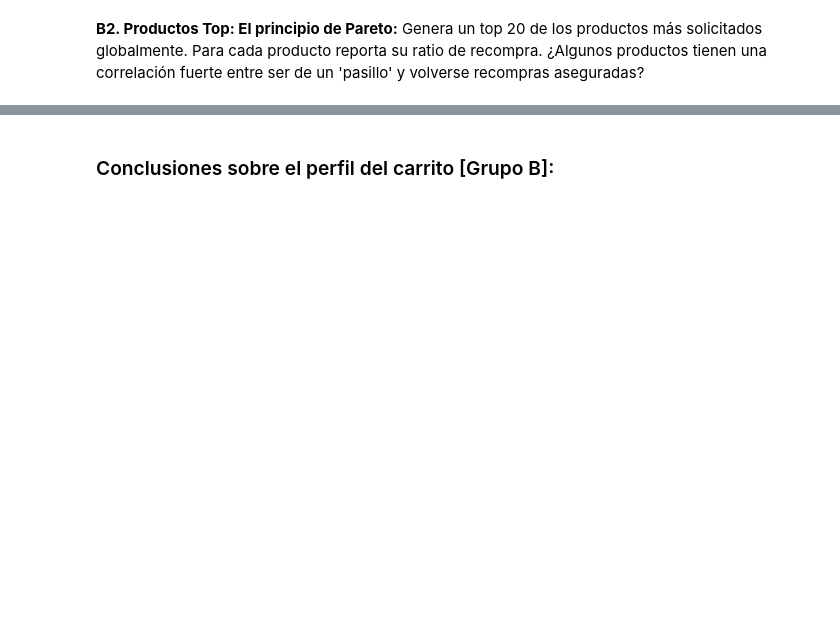
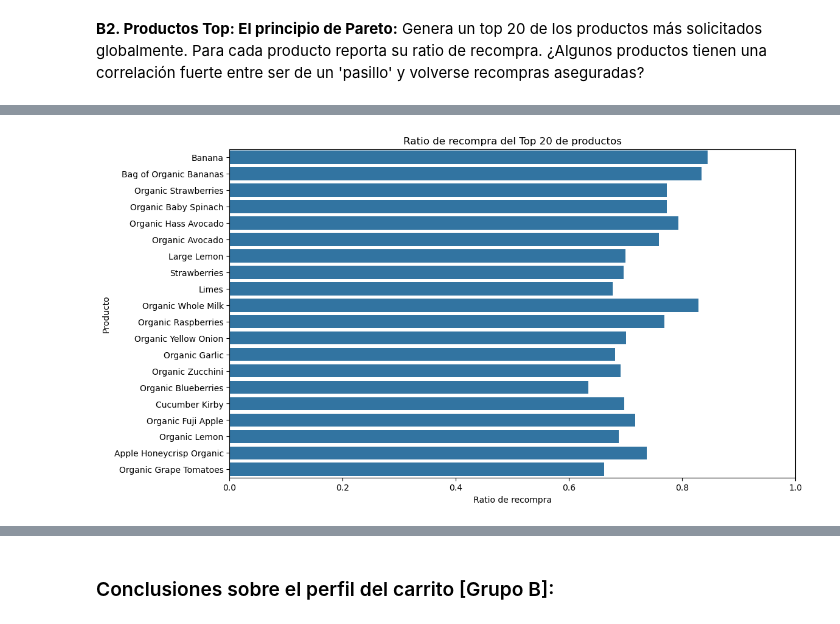
Before and after one commit to gbberru/ds-week-2, a Jupyter notebook: taller_3_Gustavo_Berru.ipynb, the cells around one changed output, grey strips where cells are left out. Drawn from its saved outputs; the diff is of its cells as text; code cells hidden in the pictures; blank space fills up the shorter version.

```diff
--- a/taller_3_Gustavo_Berru.ipynb
+++ b/taller_3_Gustavo_Berru.ipynb
@@ -1178,0 +1288,10 @@ Genera un top 20 de los productos más solicitados globalmente. Para cada produc
+# %%
+plt.figure(figsize=(12,7))
+sns.barplot(data=top20_products, y="product_name", x="reorder_ratio")
+plt.title("Ratio de recompra del Top 20 de productos")
+plt.xlabel("Ratio de recompra")
+plt.ylabel("Producto")
+plt.xlim(0, 1)
+plt.show()
+# %% [output]
+[figure, added]
```
Also changed, not shown: parts of 17 cells of this notebook.
